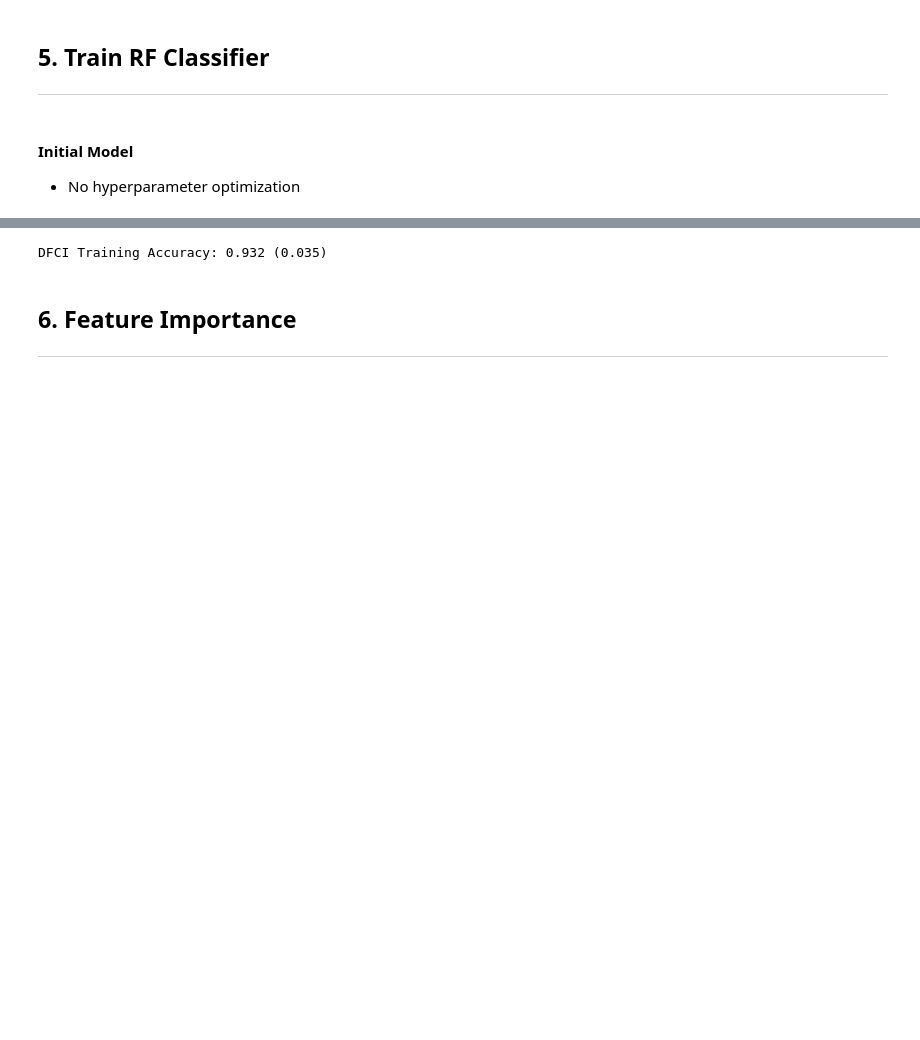
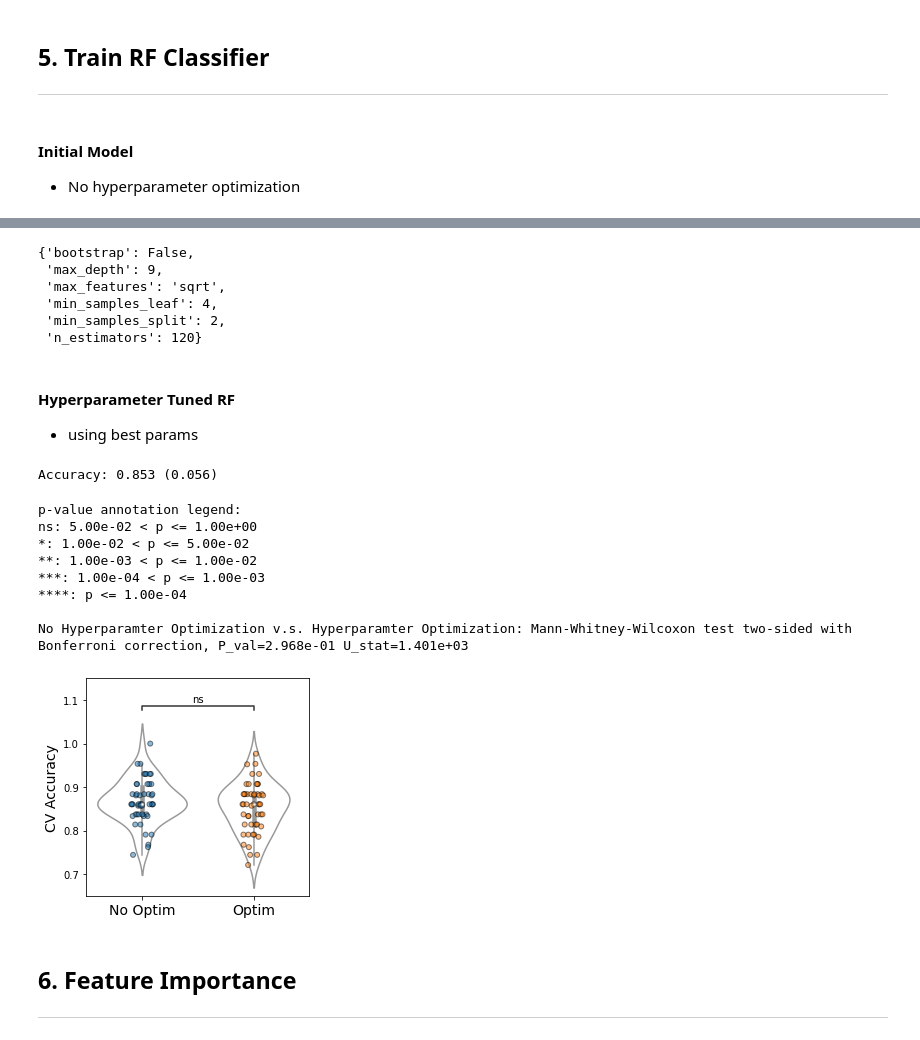
Before and after one commit to getzlab/SMM_clustering_2020, a Jupyter notebook: Fig3/1_clinical_classifier.ipynb, the cells around one changed output, grey strips where cells are left out. Cells and saved outputs as stored; diff of their text form; code cells hidden in the pictures; blank space fills up the shorter version.

```diff
--- a/Fig3/1_clinical_classifier.ipynb
+++ b/Fig3/1_clinical_classifier.ipynb
@@ -296,2 +265,3 @@ DFCI Training Accuracy: 0.866 (0.048)
-# %%
-LABEL = 'risk_bin'
+# %%
+scores_df = pd.DataFrame(n_scores,columns=['scores'])
+scores_df['model'] = 'No Hyperparamter Optimization'
@@ -298,12 +393,25 @@ LABEL = 'risk_bin'
+# %%
+grid_search.best_params_
+# %% [output]
+{'bootstrap': False,
+ 'max_depth': 9,
+ 'max_features': 'sqrt',
+ 'min_samples_leaf': 4,
+ 'min_samples_split': 2,
+ 'n_estimators': 120}
+# %% [markdown]
+#### Hyperparameter Tuned RF
+
+* using best params
 # %%
-model_bin = RandomForestClassifier(random_state=42)
+best_grid = grid_search.best_estimator_
 
 # Cross validation
 cv = RepeatedStratifiedKFold(n_splits=5, n_repeats=10, random_state=42)
 
 # Score
 n_scores = cross_val_score(
-    model_bin,
+    best_grid,
     train_df.values,
     clust_df[LABEL].values,
     scoring='accuracy',
@@ -313,11 +421,39 @@ n_scores = cross_val_score(
 )
 
 # report performance
-print('DFCI Training Accuracy: %.3f (%.3f)' % (np.mean(n_scores), np.std(n_scores)))
-model_bin.fit(train_df.values, clust_df[LABEL].values)
-
-# test datasets
-mayo_val_patient_df[LABEL] = model_bin.predict(test_mayo_df.values)
-ny_val_patient_df[LABEL] = model_bin.predict(test_ny_df.values)
+print('Accuracy: %.3f (%.3f)' % (np.mean(n_scores), np.std(n_scores)))
 # %% [output]
-DFCI Training Accuracy: 0.932 (0.035)
+Accuracy: 0.853 (0.056)
+# %%
+scores_grid_df = pd.DataFrame(n_scores,columns=['scores'])
+scores_grid_df['model'] = 'Hyperparamter Optimization'
+scores_df = pd.concat((scores_df,scores_grid_df))
+# %%
+from statannot import add_stat_annotation
+
+fig,ax = plt.subplots(figsize=(4,4))
+
+sns.stripplot(data=scores_df, x='model', y='scores', ax=ax, edgecolor='k', linewidth=1, s=5, alpha=0.5)
+sns.violinplot(data=scores_df, x='model', y='scores', ax=ax, color='white')
+ax.set_ylabel("CV Accuracy", fontsize=14)
+ax.set_xlabel("")
+ax.set_xticklabels(["No Optim","Optim"], fontsize=14)
+
+test_results = add_stat_annotation(
+    ax, data=scores_df, x='model', y='scores',
+    box_pairs=[("No Hyperparamter Optimization", "Hyperparamter Optimization")],
+    test='Mann-Whitney', text_format='star',
+    loc='outside', verbose=2, text_offset=2)
+
+ax.set_ylim(None,1.15)
+plt.savefig("figures/CV_accuracy_comparison.pdf", dpi=100, bbox_inches='tight')
+# %% [output]
+p-value annotation legend:
+ns: 5.00e-02 < p <= 1.00e+00
+*: 1.00e-02 < p <= 5.00e-02
+**: 1.00e-03 < p <= 1.00e-02
+***: 1.00e-04 < p <= 1.00e-03
+****: p <= 1.00e-04
+
+No Hyperparamter Optimization v.s. Hyperparamter Optimization: Mann-Whitney-Wilcoxon test two-sided with Bonferroni correction, P_val=2.968e-01 U_stat=1.401e+03
+[figure, added]
```
Also changed, not shown: parts of 20 cells of this notebook, 14 other files.
